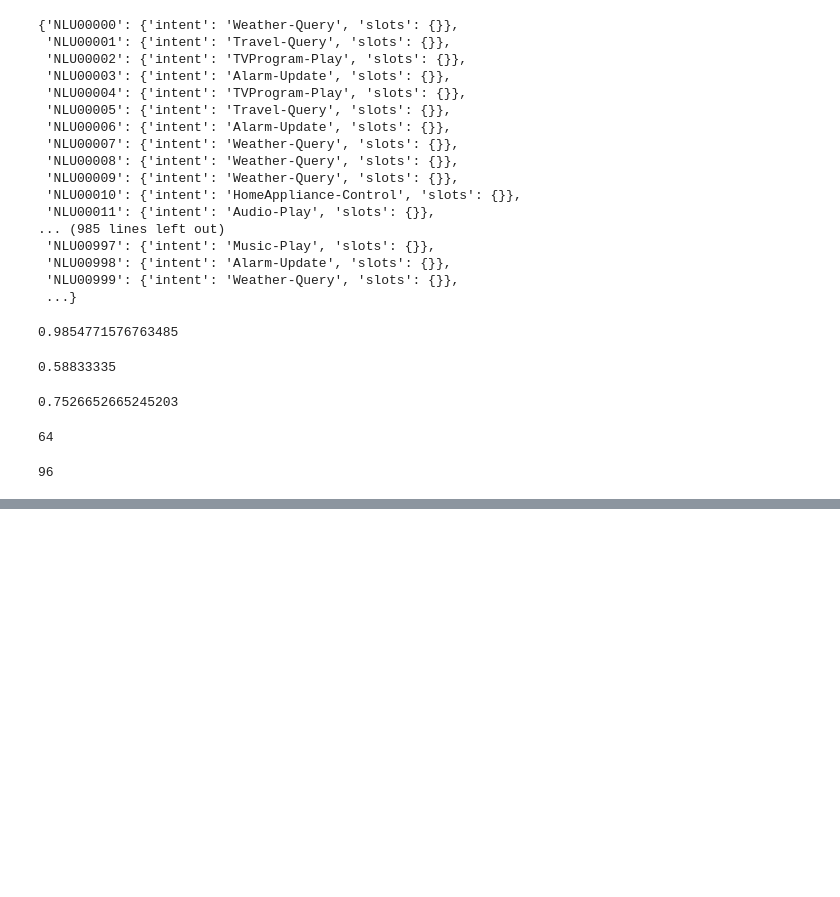
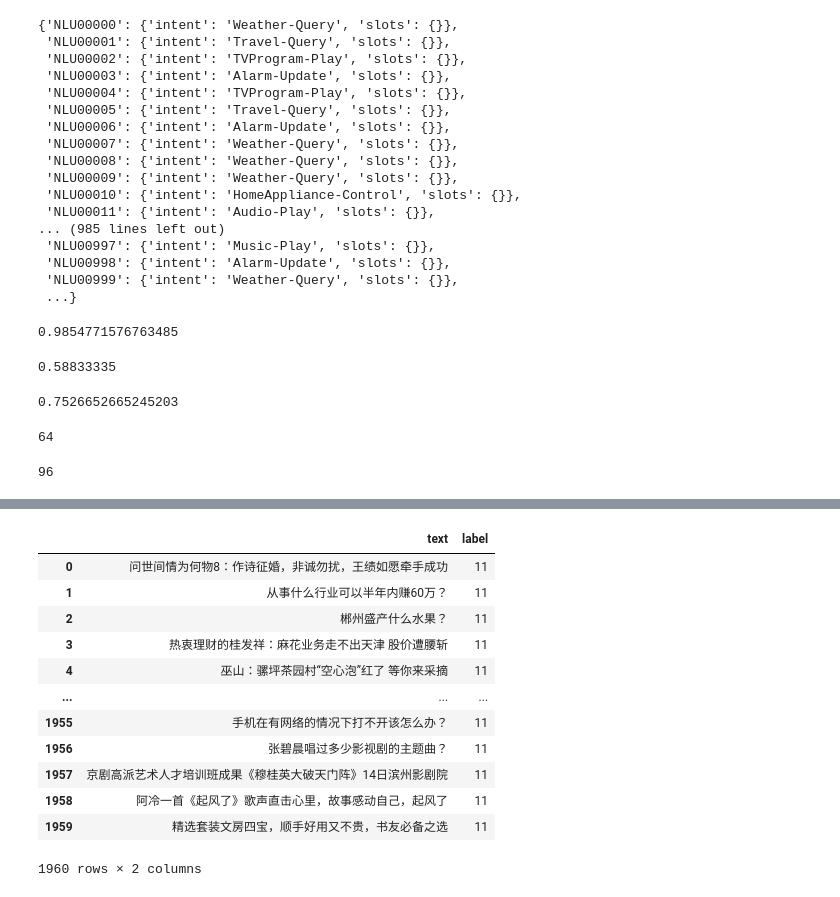
Before and after one commit to EeyoreLee/EarleeNLP, a Jupyter notebook: notebook/ood.ipynb, the cells around one changed output, grey strips where cells are left out. Cells and saved outputs as stored; diff of their text form; code cells hidden in the pictures; blank space fills up the shorter version.

Commit message:
best model

```diff
--- a/notebook/ood.ipynb
+++ b/notebook/ood.ipynb
@@ -3,5 +5,5 @@ import json
 # %%
-data = json.load(open('output.json', 'r'))
+data = json.load(open('output_34.json', 'r'))
 data
 # %% [output]
 {'NLU00000': {'intent': 'Weather-Query',
@@ -22,7 +24,7 @@ data
  'NLU00999': {'intent': 'Weather-Query', 'slots': {'datetime_date': '今天'}},
  ...}
 # %%
-data0 = json.load(open('output_bert_0.json', 'r'))
+data0 = json.load(open('output_best.json', 'r'))
 data0
 # %% [output]
 {'NLU00000': {'intent': 'Weather-Query',
@@ -108,0 +127,13 @@ with open('output_0.json', 'w') as f:
+# %%
+with open('/ai/223/person/lichunyu/datasets/clue/tnews_public/train.json', 'r') as f:
+    tnews = f.read().splitlines()
+    tnews
+# %%
+pattern = re.compile('"sentence": "(.*?)"')
+tnews_cleaned = []
+for i in tnews:
+    res = pattern.search(i)
+    if res:
+        tnews_cleaned.append(res.groups()[0])
+
+tnews_cleaned
@@ -108,0 +175,26 @@ with open('output_0.json', 'w') as f:
+# %%
+tnews4df = {
+    'text': [],
+    'label': []
+}
+for i in tnews_cleaned[20000:22000]:
+    if len(i) > 8 and len(i) < 45:
+        tnews4df['text'].append(i)
+        tnews4df['label'].append(int(11))
+
+df_tnews = pd.DataFrame(tnews4df)
+df_tnews
+# %% [output]
+|  | text | label |
+| 0 | 问世间情为何物8：作诗征婚，非诚勿扰，王绩如愿牵手成功 | 11 |
+| 1 | 从事什么行业可以半年内赚60万？ | 11 |
+| 2 | 郴州盛产什么水果？ | 11 |
+| 3 | 热衷理财的桂发祥：麻花业务走不出天津 股价遭腰斩 | 11 |
+| 4 | 巫山：骡坪茶园村“空心泡”红了 等你来采摘 | 11 |
+| ... | ... | ... |
+| 1955 | 手机在有网络的情况下打不开该怎么办？ | 11 |
+| 1956 | 张碧晨唱过多少影视剧的主题曲？ | 11 |
+| 1957 | 京剧高派艺术人才培训班成果《穆桂英大破天门阵》14日滨州影剧院 | 11 |
+| 1958 | 阿冷一首《起风了》歌声直击心里，故事感动自己，起风了 | 11 |
+| 1959 | 精选套装文房四宝，顺手好用又不贵，书友必备之选 | 11 |
+1960 rows × 2 columns
```
Also changed, not shown: parts of 14 cells of this notebook, 5 other files.
